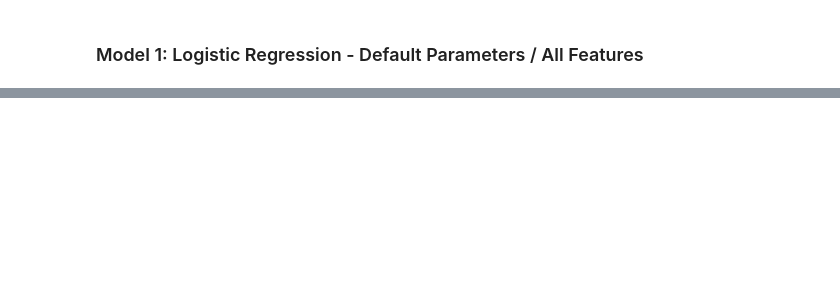
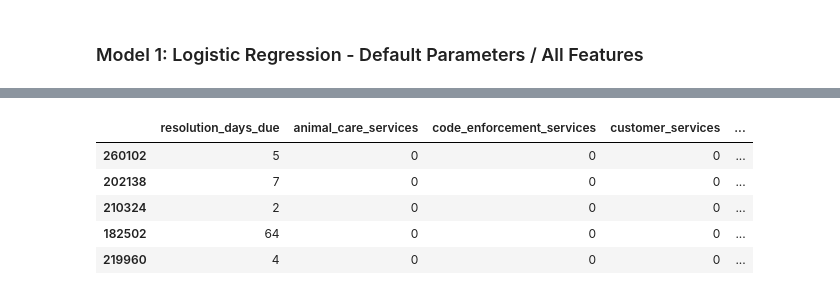
Before and after one commit to 3-1-1-Codeup/project, a Jupyter notebook: workbooks/john/model.ipynb, the cells around one changed output, grey strips where cells are left out. Cells and saved outputs as stored; diff of their text form; code cells hidden in the pictures; blank space fills up the shorter version.

```diff
--- a/workbooks/john/model.ipynb
+++ b/workbooks/john/model.ipynb
@@ -219,0 +473,17 @@ log1 = LogisticRegression(random_state=123)
+# %%
+model_train = dummy_call_reason(model_train)
+# %%
+model_train = create_dummies(model_train)
+# %%
+model_train = make_source_id_dummies(model_train)
+# %%
+model_train = model_train.drop(columns = ['dept', 'call_reason', 'council_district', 'source_id'])
+# %%
+model_train.head()
+# %% [output]
+|  | resolution_days_due | animal_care_services | code_enforcement_services | customer_services | ... |
+| 260102 | 5 | 0 | 0 | 0 | ... |
+| 202138 | 7 | 0 | 0 | 0 | ... |
+| 210324 | 2 | 0 | 0 | 0 | ... |
+| 182502 | 64 | 0 | 0 | 0 | ... |
+| 219960 | 4 | 0 | 0 | 0 | ... |
```
Also changed, not shown: parts of 28 cells of this notebook.
